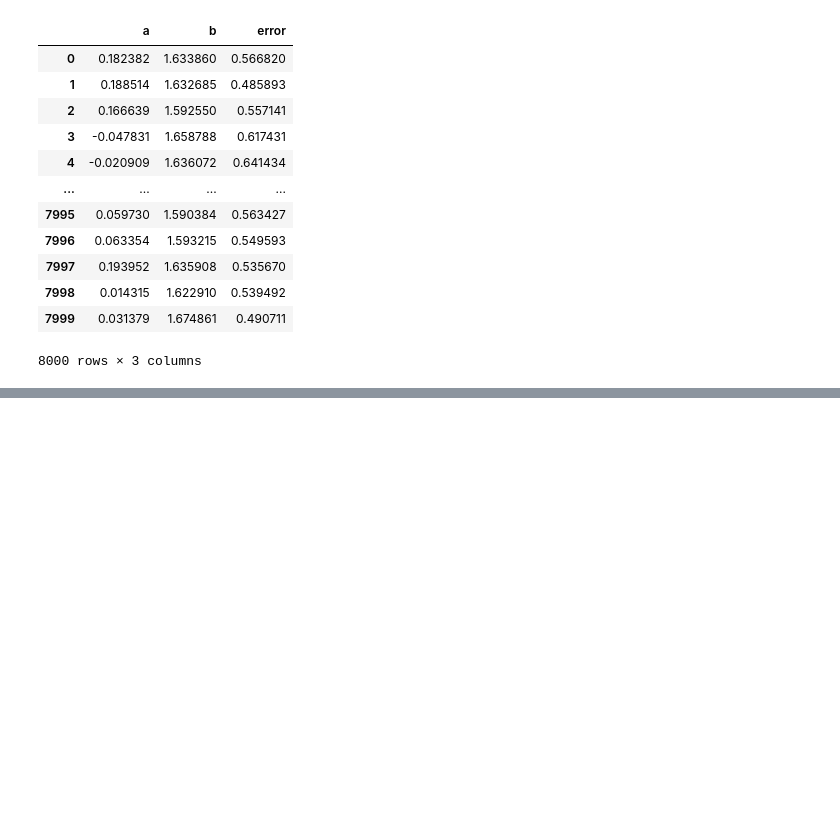
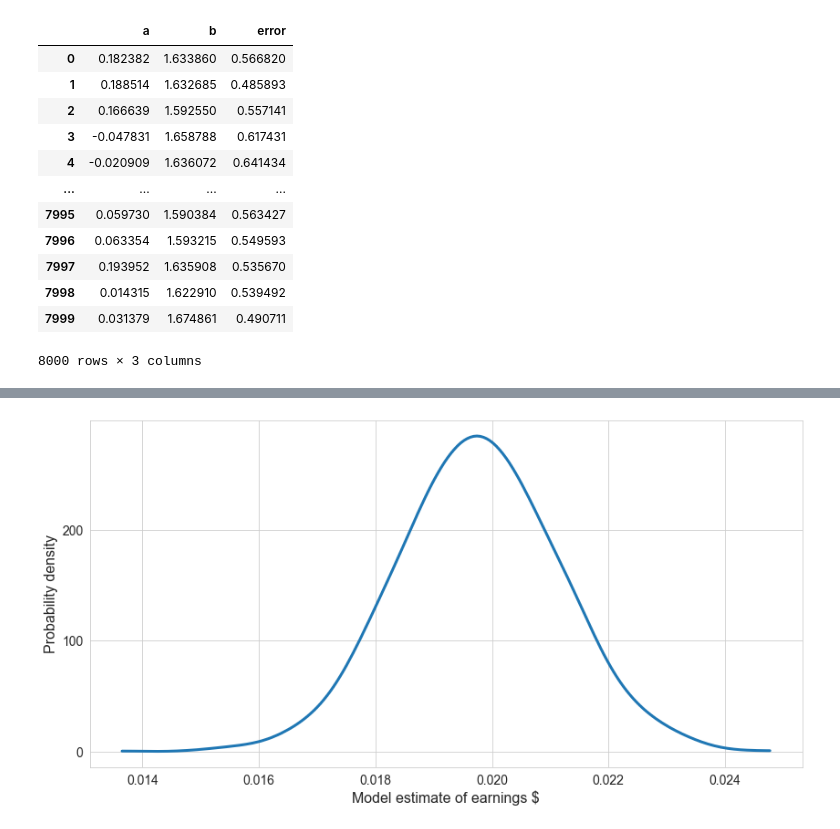
Before and after one commit to conormm/blog, a Jupyter notebook: _notebooks/2021-04-20-earnings-on-medium.ipynb, the cells around one changed output, grey strips where cells are left out. Saved outputs shown, nothing was run; the diff lists cells and outputs as text; code cells hidden in the pictures; blank space fills up the shorter version.

Commit message:
add earnings nb v5

```diff
--- a/_notebooks/2021-04-20-earnings-on-medium.ipynb
+++ b/_notebooks/2021-04-20-earnings-on-medium.ipynb
@@ -87,8 +87,8 @@ df.assign(error = lambda x: x.earnings-x.yhat).error.mean()
 # %% [markdown]
 ## Bayesian Model
 # %%
-model = pm.Model()
-with model:
+hours_model = pm.Model()
+with hours_model:
 
     a = pm.Normal("a", 0, 1)
     b = pm.Normal("b", 0, 1)
@@ -98,7 +98,7 @@ with model:
 
     lik = pm.Normal("lik", yhat, error, observed=df.earnings)
 # %%
-with model:
+with hours_model:
     trace = pm.sample(2000, chains=4)
 # %% [output]
 Auto-assigning NUTS sampler...
@@ -161,3 +157,17 @@ pm.trace_to_dataframe(trace)
 | 7998 | 0.014315 | 1.622910 | 0.539492 |
 | 7999 | 0.031379 | 1.674861 | 0.490711 |
 8000 rows × 3 columns
+# %%
+views_model = pm.Model()
+with views_model:
+
+    a = pm.Normal("a", 0, 1)
+    b = pm.Normal("b", 0, 1)
+    error = pm.HalfCauchy("error", 3)
+
+    yhat = a + b * df.internal_views
+
+    lik = pm.Normal("lik", yhat, error, observed=df.earnings)
+# %%
+with views_model:
+    trace = pm.sample(2000, chains=4)
@@ -163,0 +181,9 @@ pm.trace_to_dataframe(trace)
+# %%
+plt.figure(figsize=(14, 7))
+pm.plot_dist(trace["b"])
+plt.xlabel("Model estimate of earnings $", fontsize=16)
+plt.ylabel("Probability density", fontsize=16)
+plt.xticks(fontsize=14)
+plt.yticks(fontsize=14);
+# %% [output]
+[figure, added]
```
Also changed, not shown: parts of 10 cells of this notebook, 1 other file.
